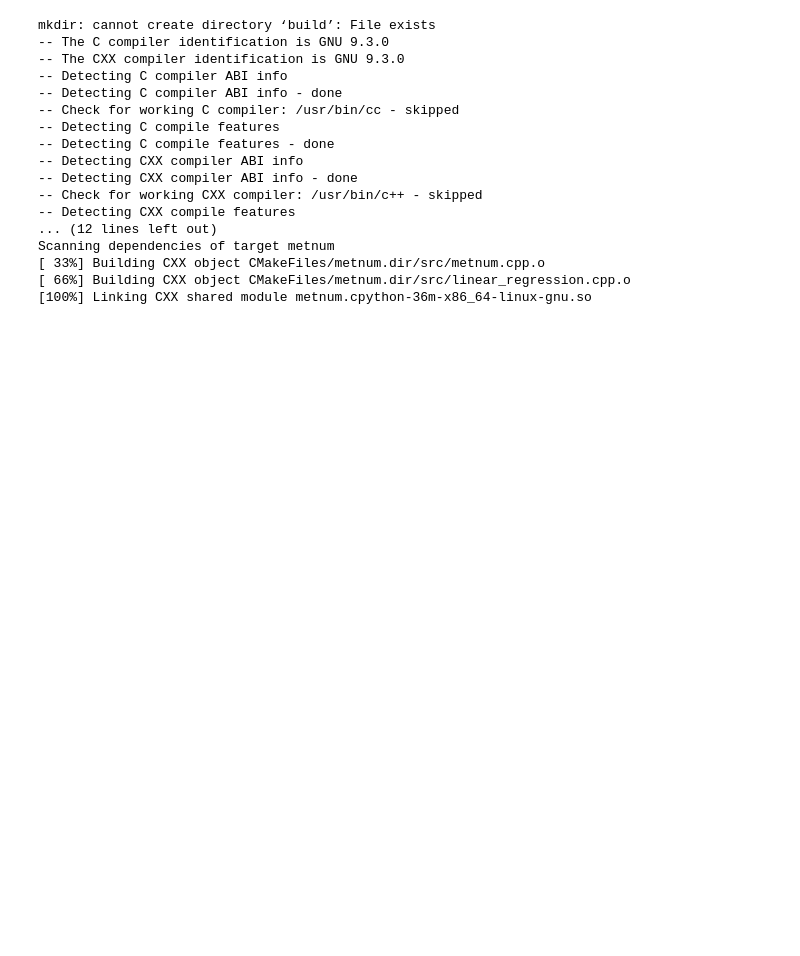
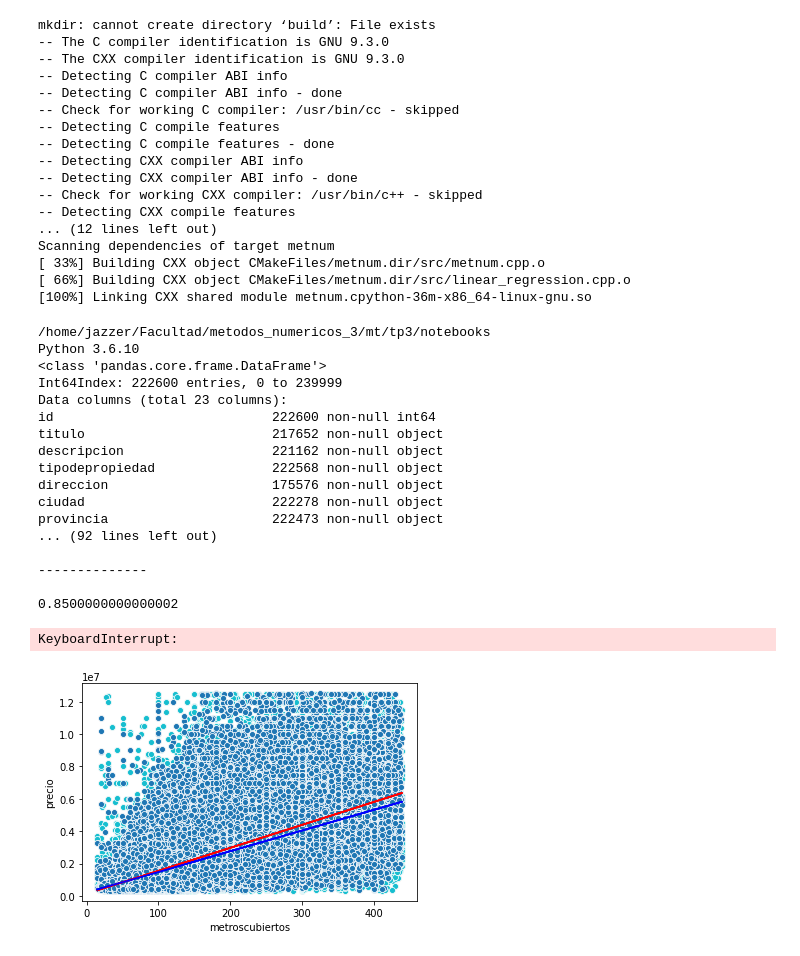
Before and after one commit to ricardogcolombo/mt, a Jupyter notebook: tp3/notebooks/buena_ubicacion.ipynb, the cells around one changed output. Saved outputs shown, nothing was run; the diff lists cells and outputs as text; code cells hidden in the pictures; blank space fills up the shorter version.

```diff
--- a/tp3/notebooks/buena_ubicacion.ipynb
+++ b/tp3/notebooks/buena_ubicacion.ipynb
@@ -47,7 +47,8 @@ def experiment(percentage_of_training_cases,
          variables_to_study,
          seed,
          df_old,
-         data):
+         data,
+         colour):
     df = df_old.copy(deep=True)
 
     t0 = time.time()
@@ -83,7 +84,7 @@ def experiment(percentage_of_training_cases,
 
     if(len(variables_to_study)==1):
         sns.scatterplot(data=df, x=variables_to_study[0], y=variable_to_predict)
-        sns.lineplot(data=df_prediction, x=variables_to_study[0], y='prediction', color='red')
+        sns.lineplot(data=df_prediction, x=variables_to_study[0], y='prediction', color=colour)
     elif(len(variables_to_study)==2):
         fig = plt.figure(figsize=(20,10))
         ax = fig.gca(projection='3d')
@@ -121,33 +122,57 @@ df_no_comodo = df.copy()
 df_no_comodo = df_no_comodo[df_no_comodo['centroscomercialescercanos'] == 0 ]
 df_no_comodo = df_no_comodo[df_no_comodo['escuelascercanas']==0]
 
 df_comodo.info()
 df_no_comodo.info()
 
 d_comodo = {'rmse' : [], 'rmsle' : [], 'percentage_of_train_cases' : [], 'time' : []}
 d_no_comodo = {'rmse' : [], 'rmsle' : [], 'percentage_of_train_cases' : [], 'time' : []}
 
 folder='./test_buena_ubicacion_{}'.format(int(time.time()))
 os.mkdir(folder)
 
-for i in np.arange(0.6, 0.95, 0.05):
+for i in np.arange(0.6, 0.99, 0.05):
     print(i)
-    df_prediction_comodo = experiment(i, variable_to_predict, variables_to_study, 666, df_comodo, d_comodo)
-    df_prediction_no_comodo = experiment(i, variable_to_predict, variables_to_study, 666, df_no_comodo, d_no_comodo)
+    df_prediction_comodo = experiment(i, variable_to_predict, variables_to_study,
+                                      666, df_comodo, d_comodo,'red')
+    df_prediction_no_comodo = experiment(i, variable_to_predict, variables_to_study,
+                                         666, df_no_comodo, d_no_comodo,'blue')
+    df_prediction_comodo.to_csv(folder+'/prediction_comodo'+'_'+str(i)+'.csv', encoding='utf-8', index=False)
+    df_prediction_no_comodo.to_csv(folder+'/prediction_no_comodo'+'_'+str(i)+'.csv', encoding='utf-8', index=False)
     print('\n--------------\n')
 
 (pd.DataFrame(data=d_comodo)
    .to_csv(folder+'/error_comodo.csv', encoding='utf-', index=False))
 (pd.DataFrame(data=d_no_comodo)
    .to_csv(folder+'/error_no_comodo.csv', encoding='utf-', index=False))
 
 # for i in np.arange(0.6, 1.0, 0.05):
 #     print(i)
 #     df_prediction = experiment(i, 'piscina', ['lat'], 666, df, d)
 #     df_prediction.to_csv(folder+'/prediction'+'_'+str(i)+'.csv', encoding='utf-8', index=False)
 #     print('\n--------------\n')
 
 # print(d)
 
 # (pd.DataFrame(data=d)
 #    .to_csv(folder+'/error.csv', encoding='utf-', index=False))
+# %% [output]
+/home/jazzer/Facultad/metodos_numericos_3/mt/tp3/notebooks
+Python 3.6.10
+<class 'pandas.core.frame.DataFrame'>
+Int64Index: 222600 entries, 0 to 239999
+Data columns (total 23 columns):
+id                            222600 non-null int64
+titulo                        217652 non-null object
+descripcion                   221162 non-null object
+tipodepropiedad               222568 non-null object
+direccion                     175576 non-null object
+ciudad                        222278 non-null object
+provincia                     222473 non-null object
+... (92 lines left out)
+
+--------------
+
+0.8500000000000002
+KeyboardInterrupt:
+[figure, added]
```
Also changed, not shown: 3 other files.
